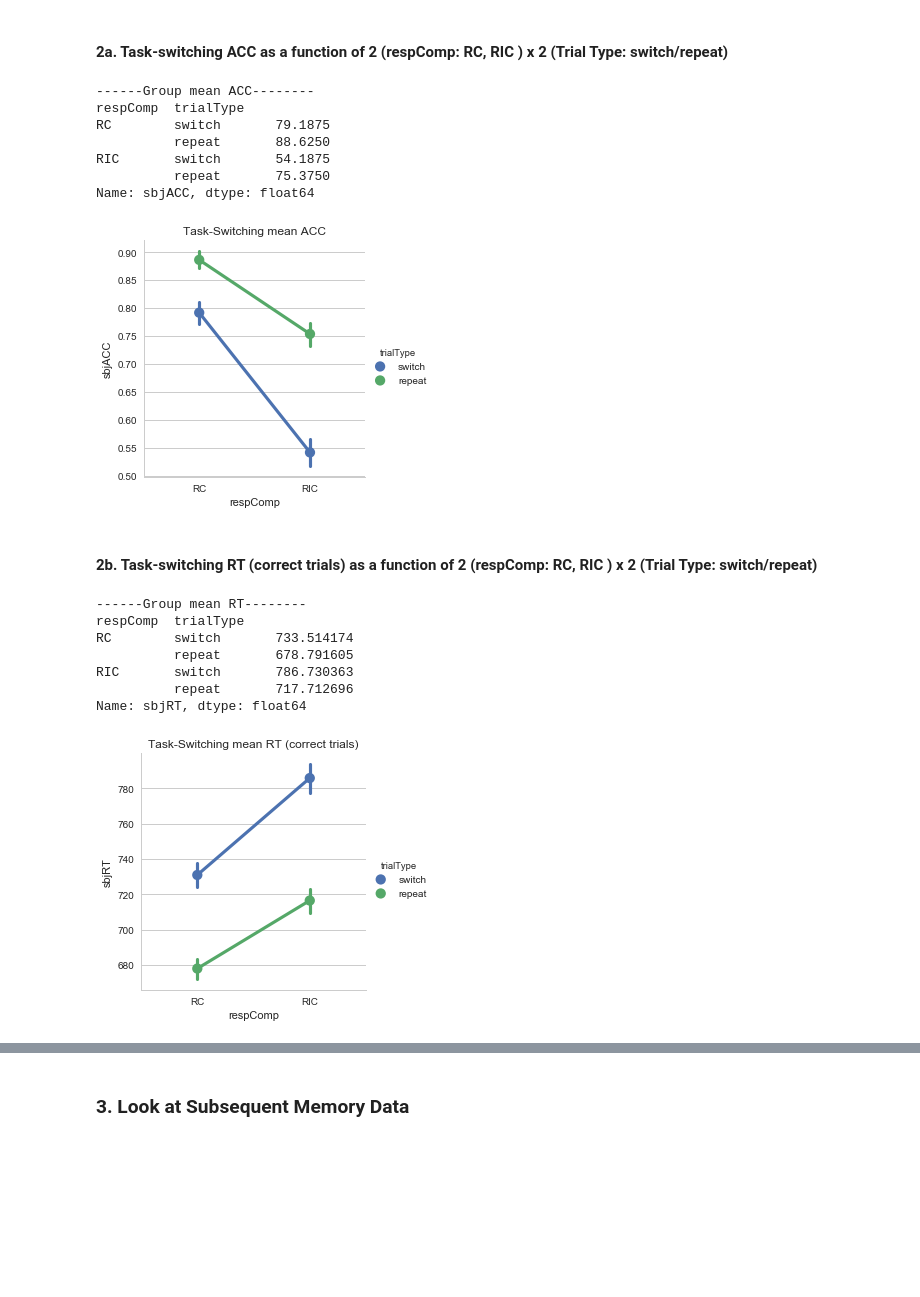
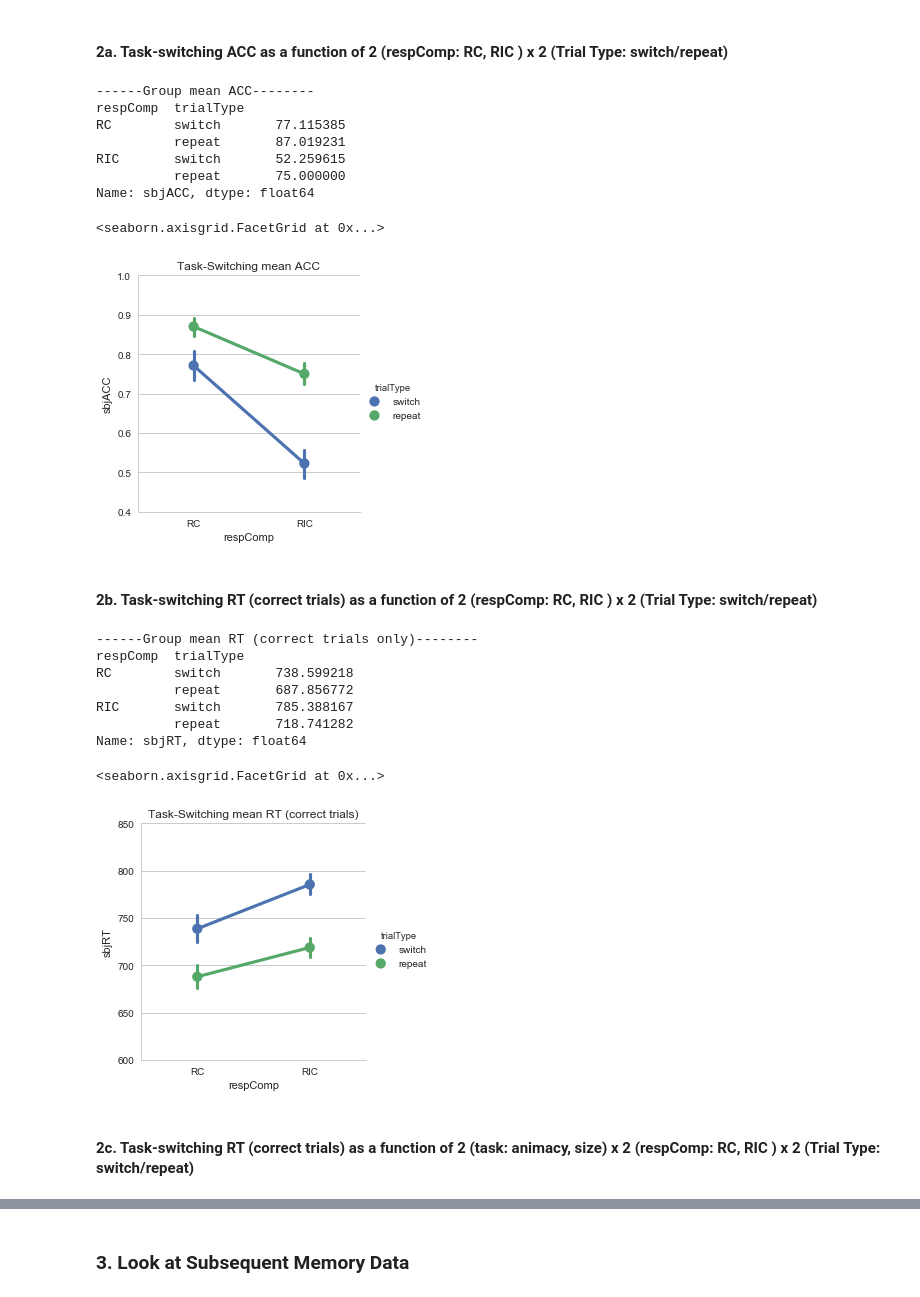
Before and after one commit to yuchinchiu/TSRC_v1_data, a Jupyter notebook: analysis_py/TSRC_basicAnalysis.ipynb, the cells around one changed output, grey strips where cells are left out. Saved outputs shown, nothing was run; the diff lists cells and outputs as text; code cells hidden in the pictures; blank space fills up the shorter version.

```diff
--- a/analysis_py/TSRC_basicAnalysis.ipynb
+++ b/analysis_py/TSRC_basicAnalysis.ipynb
@@ -43,10 +28,10 @@ A total of 53 subjects
 # %%
-#%% do a fist pass to exclude subjects with low cued task accuracy
+#%% do a fist pass to exclude subjects with low cued task accuracy, and low Correct rejection rate
 goodSbj=[]
 excludeSbj=[]
 for S in np.unique(df.sbjId):
     D = df.loc[df.sbjId==S]
-    if D[D.phase=='TaskSw'].sbjACC.mean()*100 > 60:
+    if (D[D.phase=='TaskSw'].sbjACC.mean()*100 > 55) & (D.loc[D.memCond=='new'].sbjACC.mean()*100 > 55):
         goodSbj.append(S)
     else:
         excludeSbj.append(S)
@@ -75,38 +60,46 @@ Overall RT (correct trials) for the task-switching control task was 721.83ms
 # %% [markdown]
 #### 2a. Task-switching ACC as a function of 2 (respComp: RC, RIC ) x 2 (Trial Type: switch/repeat)
 # %%
-sns.factorplot(x='respComp',y='sbjACC', data=df_tskSw, hue='trialType')
+condM_ts_acc = df_tskSw.groupby(['sbjId','respComp','trialType']).sbjACC.mean().reset_index()
+# a dataframe of subjects x 2 x 2 conditions
+print('------Group mean ACC--------')
+gpResult_ts_acc  = condM_ts_acc.groupby(['respComp','trialType']).sbjACC.mean()*100
+print(gpResult_ts_acc)
+# plot the result
+g = sns.factorplot(x='respComp',y='sbjACC', hue='trialType', data = condM_ts_acc)
 plt.title("Task-Switching mean ACC")
-condM_ts_acc = df_tskSw.groupby(['sbjId','respComp','trialType']).sbjACC.mean().reset_index()
-# a dataframe of subject x condition
-gpResult_ts_acc  = condM_ts_acc.groupby(['respComp','trialType']).sbjACC.mean()*100
-print('------Group mean ACC--------')
-print(gpResult_ts_acc)
+g.set(ylim=(.4,1))
 # %% [output]
 ------Group mean ACC--------
 respComp  trialType
-RC        switch       79.1875
-          repeat       88.6250
-RIC       switch       54.1875
-          repeat       75.3750
+RC        switch       77.115385
+          repeat       87.019231
+RIC       switch       52.259615
+          repeat       75.000000
 Name: sbjACC, dtype: float64
+<seaborn.axisgrid.FacetGrid at 0x...>
-[figure, old version]
+[figure, new version]
 # %% [markdown]
 #### 2b. Task-switching RT (correct trials) as a function of 2 (respComp: RC, RIC ) x 2 (Trial Type: switch/repeat)
 # %%
-sns.factorplot(x='respComp',y='sbjRT', data=df_tskSw.loc[df_tskSw.sbjACC==1,:], hue='trialType')
+condM_ts_rt = df_tskSw.loc[df_tskSw.sbjACC==1,:].groupby(['sbjId','respComp','trialType']).sbjRT.mean().reset_index()
+# a dataframe of subject x 2 x 2 conditions
+print('------Group mean RT (correct trials only)--------')
+gpResult_ts_rt = condM_ts_rt.groupby(['respComp','trialType']).sbjRT.mean()
+print(gpResult_ts_rt)
+
+g = sns.factorplot(x='respComp',y='sbjRT', hue='trialType', data=condM_ts_rt)
 plt.title("Task-Switching mean RT (correct trials)")
-condM_ts_rt = df_tskSw.loc[df_tskSw.sbjACC==1,:].groupby(['sbjId','respComp','trialType']).sbjRT.mean().reset_index()
-# a dataframe of subject x condition
-gpResult_ts_rt = condM_ts_rt.groupby(['respComp','trialType']).sbjRT.mean()
-print('------Group mean RT (correct trials only)--------')
-print(gpResult_ts_rt)
+g.set(ylim=(600,850))
 # %% [output]
-------Group mean RT--------
+------Group mean RT (correct trials only)--------
 respComp  trialType
-RC        switch       733.514174
-          repeat       678.791605
-RIC       switch       786.730363
-          repeat       717.712696
+RC        switch       738.599218
+          repeat       687.856772
+RIC       switch       785.388167
+          repeat       718.741282
 Name: sbjRT, dtype: float64
+<seaborn.axisgrid.FacetGrid at 0x...>
-[figure, old version]
+[figure, new version]
+# %% [markdown]
+#### 2c. Task-switching RT (correct trials) as a function of 2 (task: animacy, size) x 2 (respComp: RC, RIC ) x 2 (Trial Type: switch/repeat)
```
Also changed, not shown: parts of 27 cells of this notebook, 1 other file.
